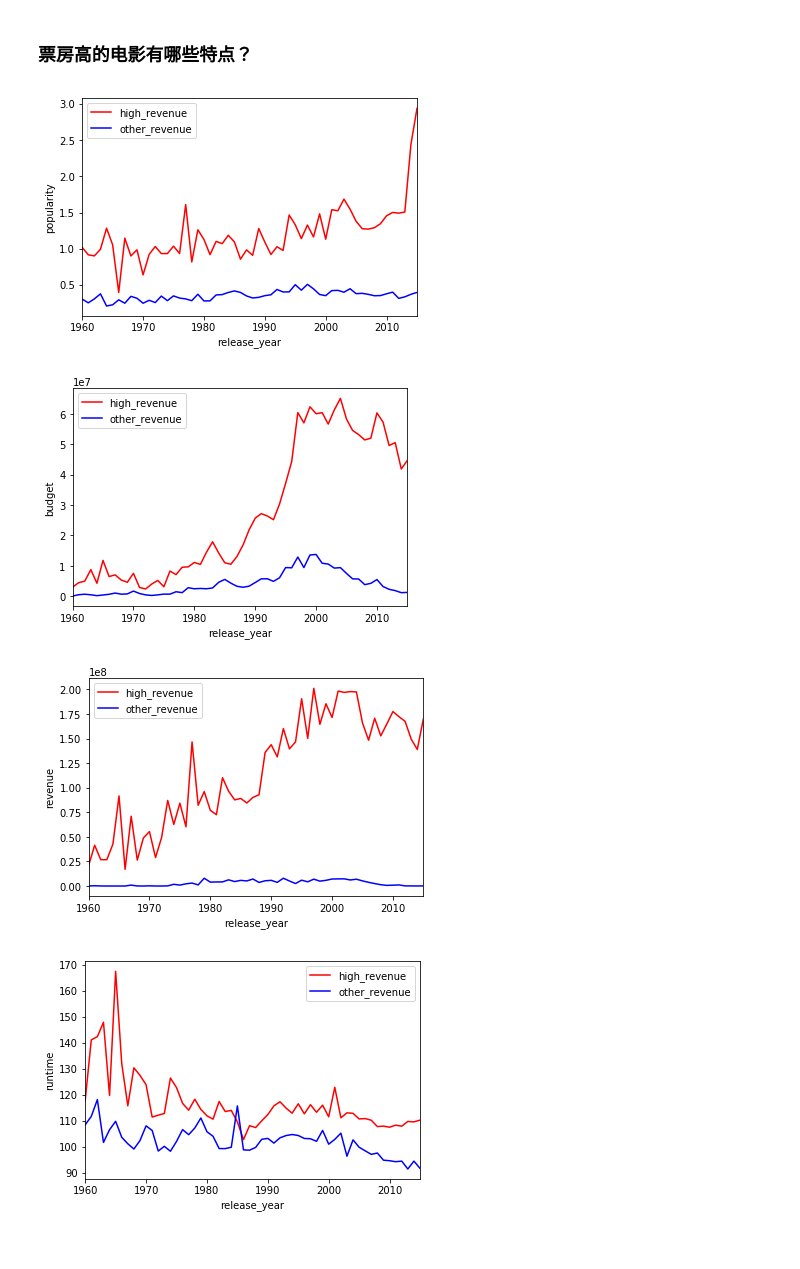
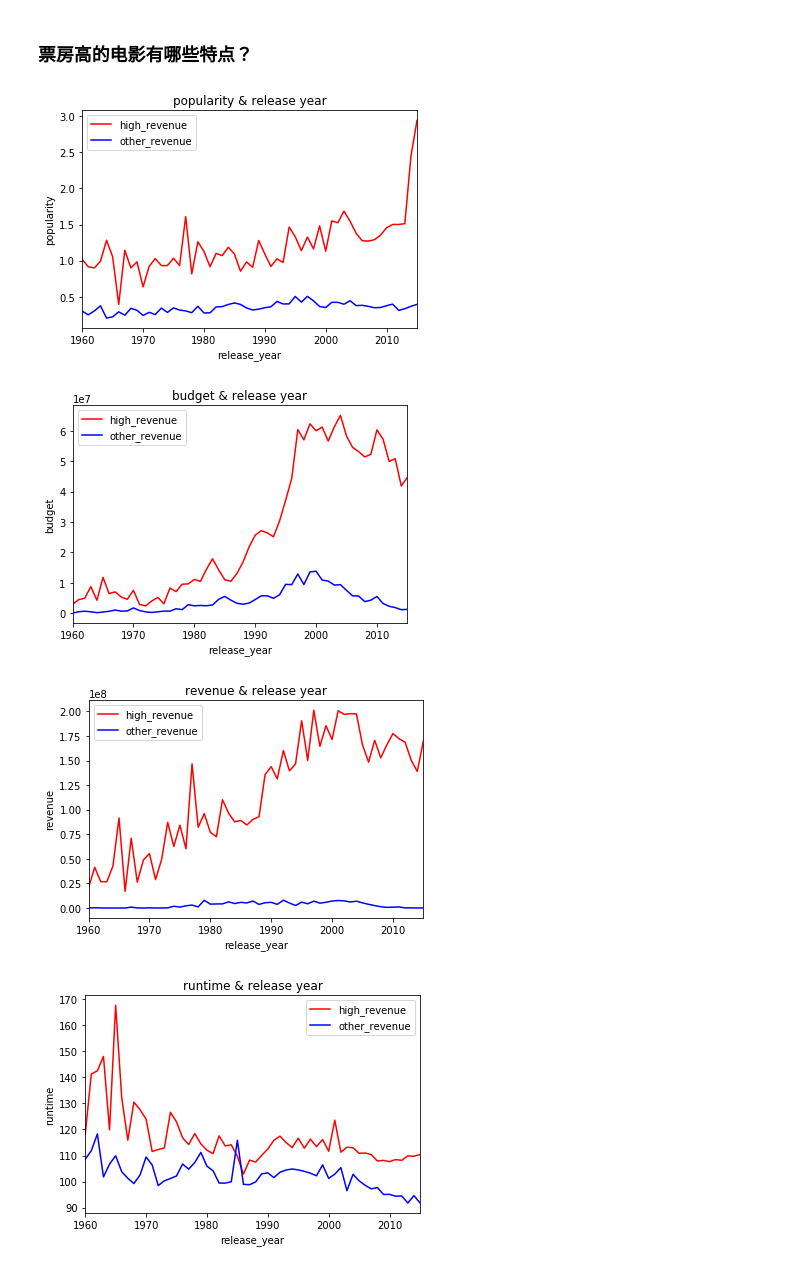
Before and after one commit to leefouce/uda-project3, a Jupyter notebook: Investigate_a_Dataset-zh.ipynb, the cells around one changed output. Saved outputs shown, nothing was run; the diff lists cells and outputs as text; code cells hidden in the pictures.

```diff
--- a/Investigate_a_Dataset-zh.ipynb
+++ b/Investigate_a_Dataset-zh.ipynb
@@ -114,5 +114,5 @@ df['imdb_id'].isnull().sum()
 # %%
-df['genres'].fillna('', inplace=True)
+df.dropna(subset=['genres'], inplace=True)
 df['genres'].isnull().sum()
 # %% [output]
 0
@@ -157,26 +165,27 @@ most_pop_df['genres'].value_counts().plot(kind='barh')
 # %%
 new_df = df
 # 获取每年的Q3的值并追加到dataframe
 new_df['revenue_Q3'] = new_df.groupby(['release_year'])['revenue'].transform(lambda x: np.percentile(x, q=75))
 # 票房高的电影
 high_revenue = new_df[df['revenue'] > df['revenue_Q3']]
 # 其他电影
 other_revenue = new_df[df['revenue'] <= df['revenue_Q3']]
 # 获取两种电影各个属性的平均值
 high_revenue.groupby(['release_year']).mean()
 other_revenue.groupby(['release_year']).mean()
 # 截取有用的属性
 high_revenue_mean = high_revenue.groupby(['release_year']).mean().iloc[:,1:8]
 other_revenue_mean = other_revenue.groupby(['release_year']).mean().iloc[:,1:8]
 # 绘图
 for col in high_revenue_mean:
     ax = high_revenue_mean[col].plot(color='red')
     ax.set_ylabel(col)
     ax1 = other_revenue_mean[col].plot(color='blue')
     ax1.legend(['high_revenue','other_revenue'])
+    plt.title(col + " & release year")
     plt.show()
 # %% [output]
-[figure, old version]
+[figure, new version]
-[figure, old version]
+[figure, new version]
-[figure, old version]
+[figure, new version]
-[figure, old version]
+[figure, new version]
```
Also changed, not shown: parts of 7 cells of this notebook.
